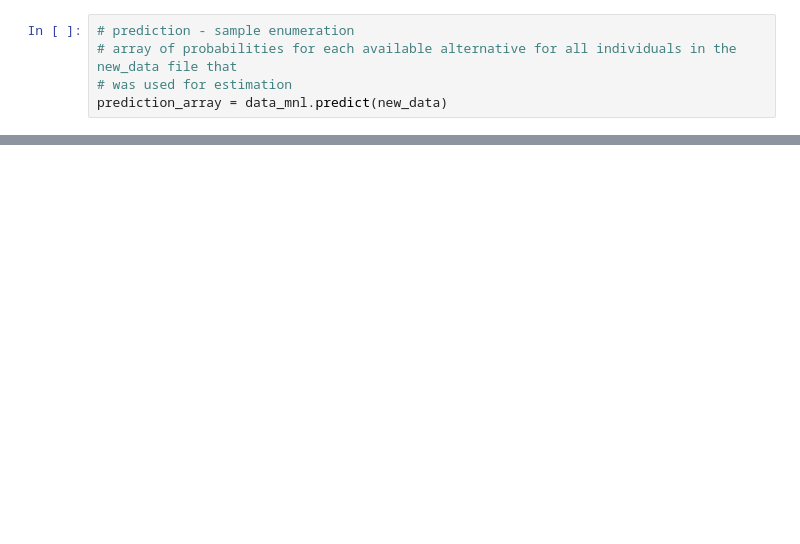
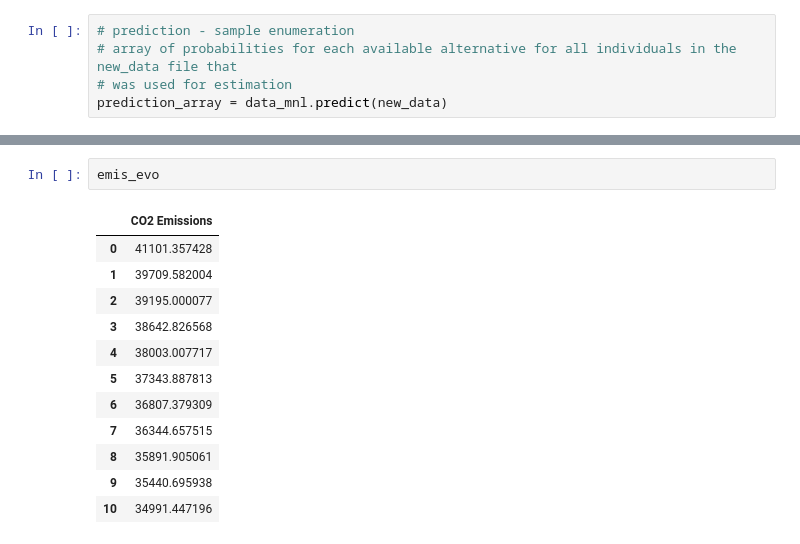
Before and after one commit to CarlinLiao/cee264, a Jupyter notebook: ps4/MNL-Forecasting.ipynb, the cells around one changed output, grey strips where cells are left out. Saved outputs shown, nothing was run; the diff lists cells and outputs as text; blank space fills up the shorter version.

```diff
--- a/ps4/MNL-Forecasting.ipynb
+++ b/ps4/MNL-Forecasting.ipynb
@@ -221,0 +363,15 @@ pd.Series(market_shares, index=alternative_names)
+# %%
+emis_evo
+# %% [output]
+|  | CO2 Emissions |
+| 0 | 41101.357428 |
+| 1 | 39709.582004 |
+| 2 | 39195.000077 |
+| 3 | 38642.826568 |
+| 4 | 38003.007717 |
+| 5 | 37343.887813 |
+| 6 | 36807.379309 |
+| 7 | 36344.657515 |
+| 8 | 35891.905061 |
+| 9 | 35440.695938 |
+| 10 | 34991.447196 |
```
Also changed, not shown: parts of 14 cells of this notebook.
